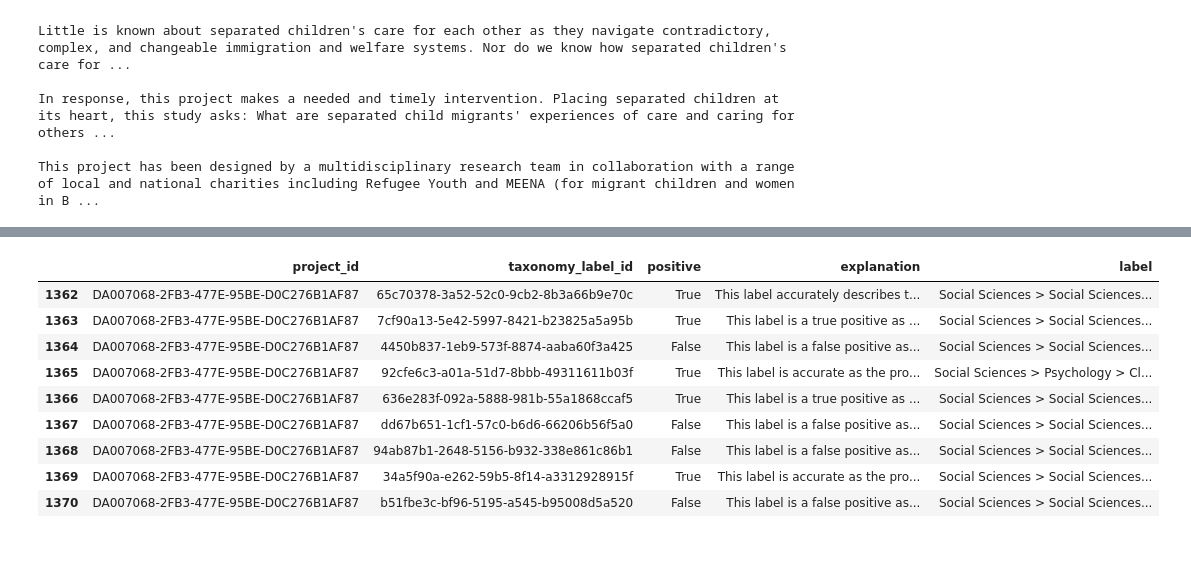
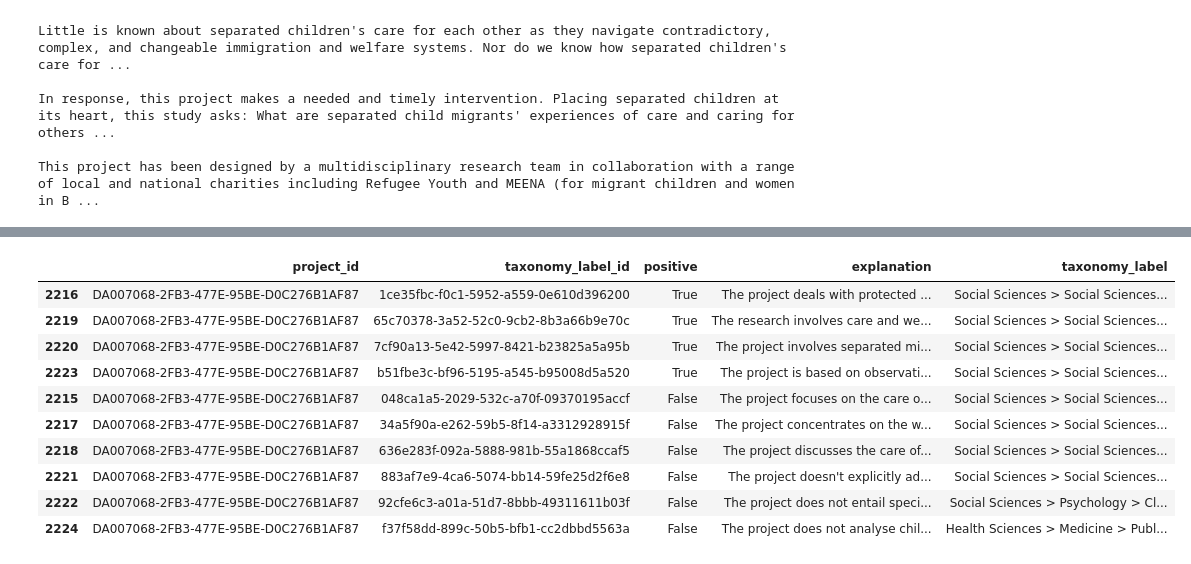
Before and after one commit to innovation-growth-lab/dsit-taxonomies, a Jupyter notebook: notebooks/catch_up_2502.ipynb, the cells around one changed output, grey strips where cells are left out. Saved outputs shown, nothing was run; the diff lists cells and outputs as text; code cells hidden in the pictures.

```diff
--- a/notebooks/catch_up_2502.ipynb
+++ b/notebooks/catch_up_2502.ipynb
@@ -274,5 +259,5 @@ The project aim is to create an innovative packaging solution that is both envir
 # %% [markdown]
 ##### **CWTS Topics**
 # %%
-project_scores_cwts = catalog.load("projects.gtr_data.cwts_scores.aggregated")
+project_scores_cwts = catalog.load("projects.gtr_data.cwts_scores.zeroshot")
 # %% [output]
@@ -294,5 +308,5 @@ project_example2_cwts.head(5)
 ##### **OpenAlex Concepts**
 # %%
 # taxonomy_concepts = catalog.load("taxonomy.oa_concepts.full.db")
-project_scores_concepts = catalog.load("projects.gtr_data.oa_concepts_scores.aggregated")
+project_scores_concepts = catalog.load("projects.gtr_data.oa_concepts_scores.zeroshot")
 # %% [output]
@@ -322,5 +364,5 @@ project_example2_concepts.head(5)
 ##### **GOScience Concepts**
 # %%
 # taxonomy_goscience = catalog.load("taxonomy.goscience.full.db")
-project_scores_goscience = catalog.load("projects.gtr_data.goscience_scores.aggregated")
+project_scores_goscience = catalog.load("projects.gtr_data.goscience_scores.zeroshot")
 # %% [output]
@@ -422,3 +504,3 @@ agnostic_labels_example.head(5)
 # %%
-algorithm_labels = catalog.load("tuning.cwts.scores.processed")
+algorithm_labels = catalog.load("tuning.cwts.expert_assessment.processed")
 # %% [output]
@@ -426,16 +509,17 @@ algorithm_labels = catalog.load("tuning.cwts.scores.processed")
 # %%
-algorithm_labels_example = algorithm_labels[algorithm_labels["project_id"] == validation_example_id]
+algorithm_labels_example = algorithm_labels[algorithm_labels["project_id"] == validation_example_id].sort_values(by="positive", ascending=False)
 algorithm_labels_example.head(10)
 # %% [output]
 [interactive output not drawn]
-|  | project_id | taxonomy_label_id | positive | explanation | label |
-| 1362 | DA007068-2FB3-477E-95BE-D0C276B1AF87 | 65c70378-3a52-52c0-9cb2-8b3a66b9e70c | True | This label accurately describes t... | Social Sciences > Social Sciences... |
-| 1363 | DA007068-2FB3-477E-95BE-D0C276B1AF87 | 7cf90a13-5e42-5997-8421-b23825a5a95b | True | This label is a true positive as ... | Social Sciences > Social Sciences... |
-| 1364 | DA007068-2FB3-477E-95BE-D0C276B1AF87 | 4450b837-1eb9-573f-8874-aaba60f3a425 | False | This label is a false positive as... | Social Sciences > Social Sciences... |
-| 1365 | DA007068-2FB3-477E-95BE-D0C276B1AF87 | 92cfe6c3-a01a-51d7-8bbb-49311611b03f | True | This label is accurate as the pro... | Social Sciences > Psychology > Cl... |
-| 1366 | DA007068-2FB3-477E-95BE-D0C276B1AF87 | 636e283f-092a-5888-981b-55a1868ccaf5 | True | This label is a true positive as ... | Social Sciences > Social Sciences... |
-| 1367 | DA007068-2FB3-477E-95BE-D0C276B1AF87 | dd67b651-1cf1-57c0-b6d6-66206b56f5a0 | False | This label is a false positive as... | Social Sciences > Social Sciences... |
-| 1368 | DA007068-2FB3-477E-95BE-D0C276B1AF87 | 94ab87b1-2648-5156-b932-338e861c86b1 | False | This label is a false positive as... | Social Sciences > Social Sciences... |
-| 1369 | DA007068-2FB3-477E-95BE-D0C276B1AF87 | 34a5f90a-e262-59b5-8f14-a3312928915f | True | This label is accurate as the pro... | Social Sciences > Social Sciences... |
-| 1370 | DA007068-2FB3-477E-95BE-D0C276B1AF87 | b51fbe3c-bf96-5195-a545-b95008d5a520 | False | This label is a false positive as... | Social Sciences > Social Sciences... |
+|  | project_id | taxonomy_label_id | positive | explanation | taxonomy_label |
+| 2216 | DA007068-2FB3-477E-95BE-D0C276B1AF87 | 1ce35fbc-f0c1-5952-a559-0e610d396200 | True | The project deals with protected ... | Social Sciences > Social Sciences... |
+| 2219 | DA007068-2FB3-477E-95BE-D0C276B1AF87 | 65c70378-3a52-52c0-9cb2-8b3a66b9e70c | True | The research involves care and we... | Social Sciences > Social Sciences... |
+| 2220 | DA007068-2FB3-477E-95BE-D0C276B1AF87 | 7cf90a13-5e42-5997-8421-b23825a5a95b | True | The project involves separated mi... | Social Sciences > Social Sciences... |
+| 2223 | DA007068-2FB3-477E-95BE-D0C276B1AF87 | b51fbe3c-bf96-5195-a545-b95008d5a520 | True | The project is based on observati... | Social Sciences > Social Sciences... |
+| 2215 | DA007068-2FB3-477E-95BE-D0C276B1AF87 | 048ca1a5-2029-532c-a70f-09370195accf | False | The project focuses on the care o... | Social Sciences > Social Sciences... |
+| 2217 | DA007068-2FB3-477E-95BE-D0C276B1AF87 | 34a5f90a-e262-59b5-8f14-a3312928915f | False | The project concentrates on the w... | Social Sciences > Social Sciences... |
+| 2218 | DA007068-2FB3-477E-95BE-D0C276B1AF87 | 636e283f-092a-5888-981b-55a1868ccaf5 | False | The project discusses the care of... | Social Sciences > Social Sciences... |
+| 2221 | DA007068-2FB3-477E-95BE-D0C276B1AF87 | 883af7e9-4ca6-5074-bb14-59fe25d2f6e8 | False | The project doesn't explicitly ad... | Social Sciences > Social Sciences... |
+| 2222 | DA007068-2FB3-477E-95BE-D0C276B1AF87 | 92cfe6c3-a01a-51d7-8bbb-49311611b03f | False | The project does not entail speci... | Social Sciences > Psychology > Cl... |
+| 2224 | DA007068-2FB3-477E-95BE-D0C276B1AF87 | f37f58dd-899c-50b5-bfb1-cc2dbbd5563a | False | The project does not analyse chil... | Health Sciences > Medicine > Publ... |
 # %%
```
Also changed, not shown: parts of 43 cells of this notebook, 5 other files.
